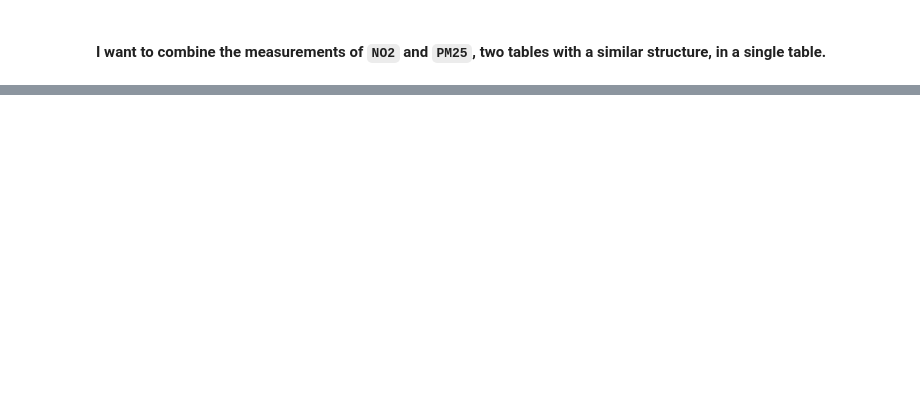
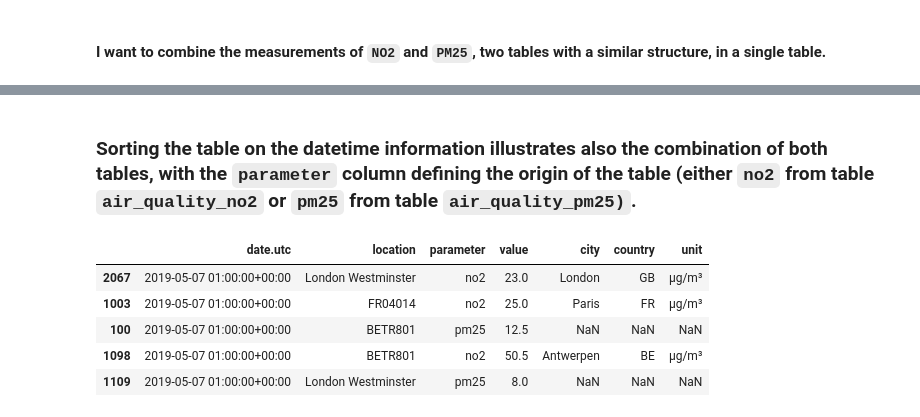
Before and after one commit to ProCO-RPHopkins/myPandas.edu, a Jupyter notebook: combining_multiple_tables.ipynb, the cells around one changed output, grey strips where cells are left out. Saved outputs shown, nothing was run; the diff lists cells and outputs as text; code cells hidden in the pictures; blank space fills up the shorter version.

Commit message:
Combining tables by parameters.

```diff
--- a/combining_multiple_tables.ipynb
+++ b/combining_multiple_tables.ipynb
@@ -41,0 +68,13 @@ air_quality.head()
+# %% [markdown]
+### Sorting the table on the datetime information illustrates also the combination of both tables, with the `parameter` column defining the origin of the table (either `no2` from table `air_quality_no2` or `pm25` from table `air_quality_pm25)`.
+# %%
+air_quality = air_quality.sort_values("date.utc")
+# %%
+air_quality.head()
+# %% [output]
+|  | date.utc | location | parameter | value | city | country | unit |
+| 2067 | 2019-05-07 01:00:00+00:00 | London Westminster | no2 | 23.0 | London | GB | µg/m³ |
+| 1003 | 2019-05-07 01:00:00+00:00 | FR04014 | no2 | 25.0 | Paris | FR | µg/m³ |
+| 100 | 2019-05-07 01:00:00+00:00 | BETR801 | pm25 | 12.5 | NaN | NaN | NaN |
+| 1098 | 2019-05-07 01:00:00+00:00 | BETR801 | no2 | 50.5 | Antwerpen | BE | µg/m³ |
+| 1109 | 2019-05-07 01:00:00+00:00 | London Westminster | pm25 | 8.0 | NaN | NaN | NaN |
```
Also changed, not shown: parts of 7 cells of this notebook.
